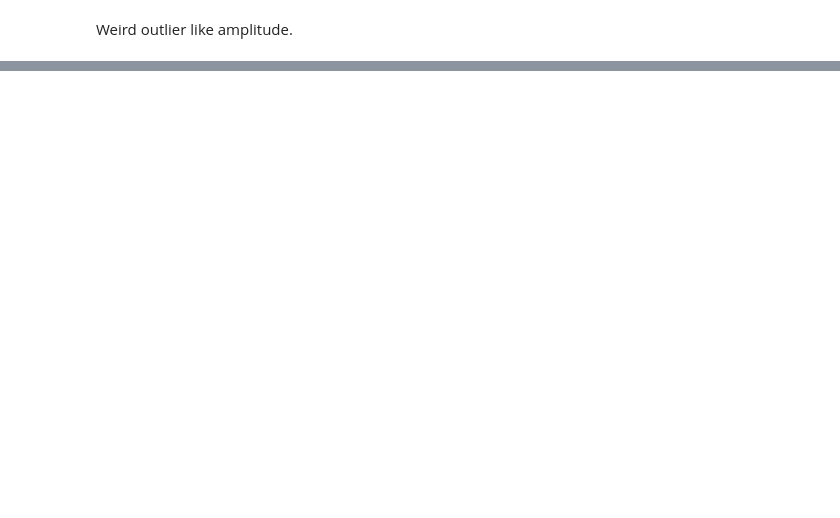
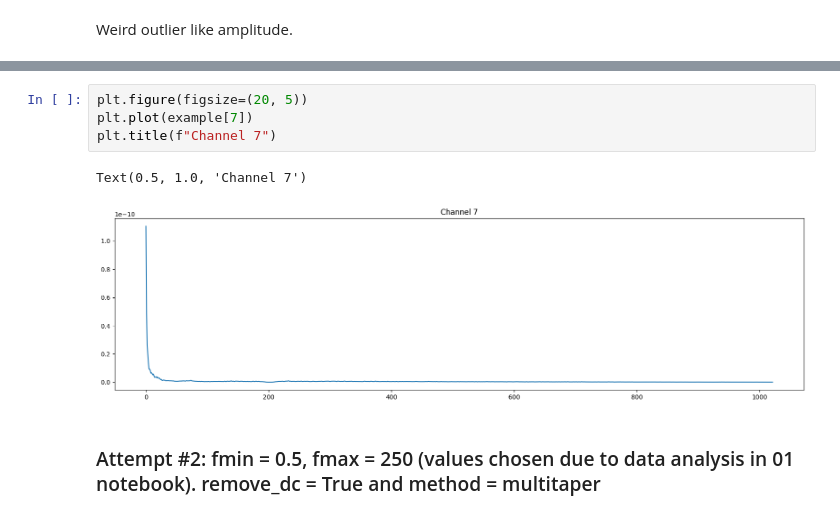
Before and after one commit to intel-comp-saude-ufes/2024-2-P1-sleep-deprivation-classification, a Jupyter notebook: notebooks/03-understanding-data.ipynb, the cells around one changed output, grey strips where cells are left out. Drawn from its saved outputs; the diff is of its cells as text; blank space fills up the shorter version.

```diff
--- a/notebooks/03-understanding-data.ipynb
+++ b/notebooks/03-understanding-data.ipynb
@@ -320,0 +448,9 @@ Text(0.5, 1.0, 'Channel 43')
+# %%
+plt.figure(figsize=(20, 5))
+plt.plot(example[7])
+plt.title(f"Channel 7")
+# %% [output]
+Text(0.5, 1.0, 'Channel 7')
+[figure, added]
+# %% [markdown]
+### Attempt #2: fmin = 0.5, fmax = 250 (values chosen due to data analysis in 01 notebook). remove_dc = True and method = multitaper
```
Also changed, not shown: parts of 20 cells of this notebook, 2 other files.
